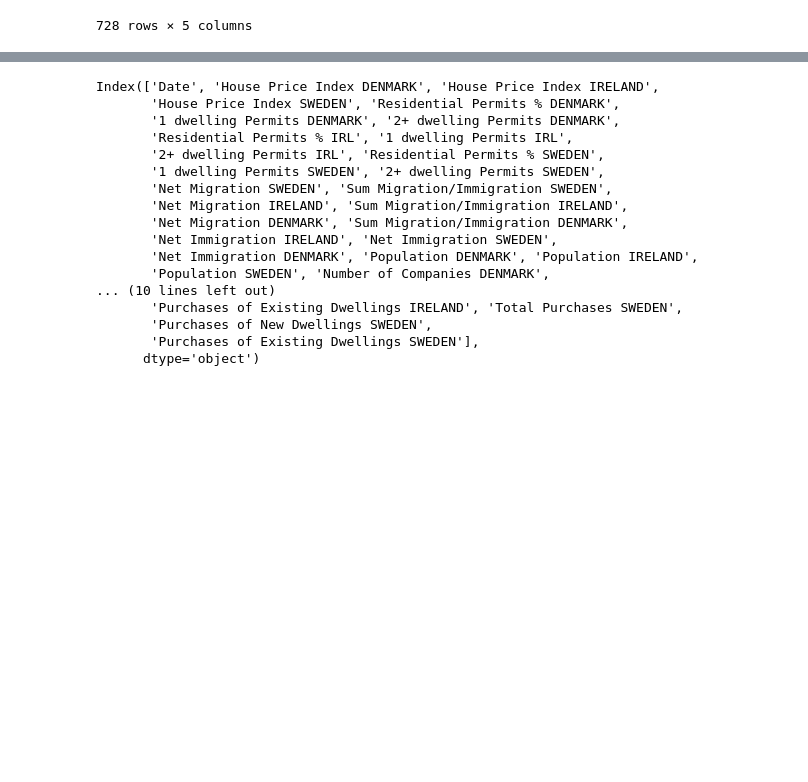
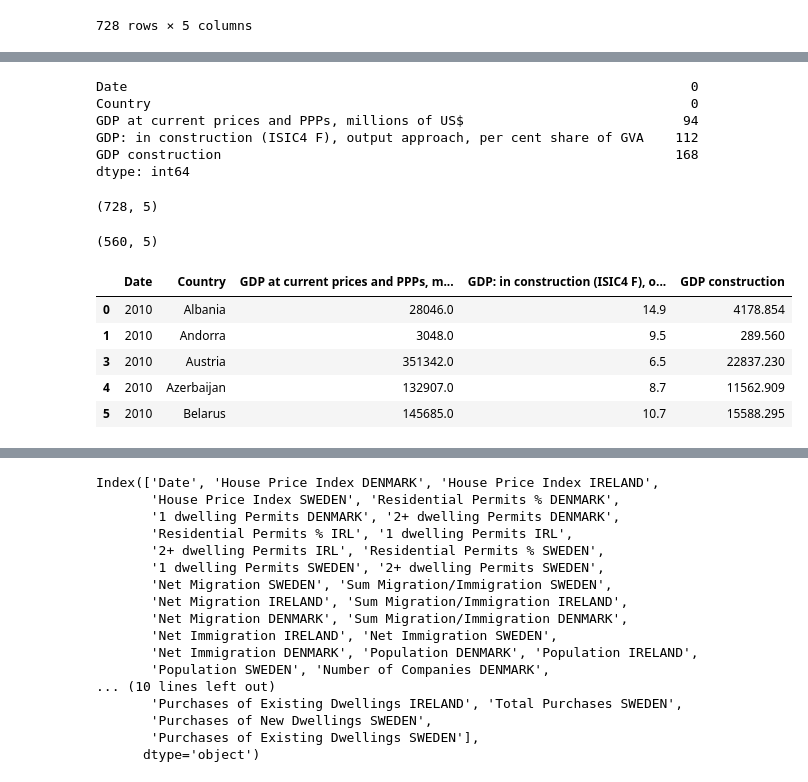
Before and after one commit to sbs23003/CA-Contstruction-Industry, a Jupyter notebook: datasets.ipynb, the cells around one changed output, grey strips where cells are left out. Drawn from its saved outputs; the diff is of its cells as text; code cells hidden in the pictures; blank space fills up the shorter version.

```diff
--- a/datasets.ipynb
+++ b/datasets.ipynb
@@ -242,0 +213,28 @@ df_final
+# %%
+df_final.isnull().sum()
+# %% [output]
+Date                                                                        0
+Country                                                                     0
+GDP at current prices and PPPs, millions of US$                            94
+GDP: in construction (ISIC4 F), output approach, per cent share of GVA    112
+GDP construction                                                          168
+dtype: int64
+# %%
+df_final.shape
+# %% [output]
+(728, 5)
+# %%
+df_final = df_final.dropna()
+
+df_final.shape
+# %% [output]
+(560, 5)
+# %%
+df_final.head()
+# %% [output]
+|  | Date | Country | GDP at current prices and PPPs, m... | GDP: in construction (ISIC4 F), o... | GDP construction |
+| 0 | 2010 | Albania | 28046.0 | 14.9 | 4178.854 |
+| 1 | 2010 | Andorra | 3048.0 | 9.5 | 289.560 |
+| 3 | 2010 | Austria | 351342.0 | 6.5 | 22837.230 |
+| 4 | 2010 | Azerbaijan | 132907.0 | 8.7 | 11562.909 |
+| 5 | 2010 | Belarus | 145685.0 | 10.7 | 15588.295 |
```
Also changed, not shown: parts of 10 cells of this notebook.
